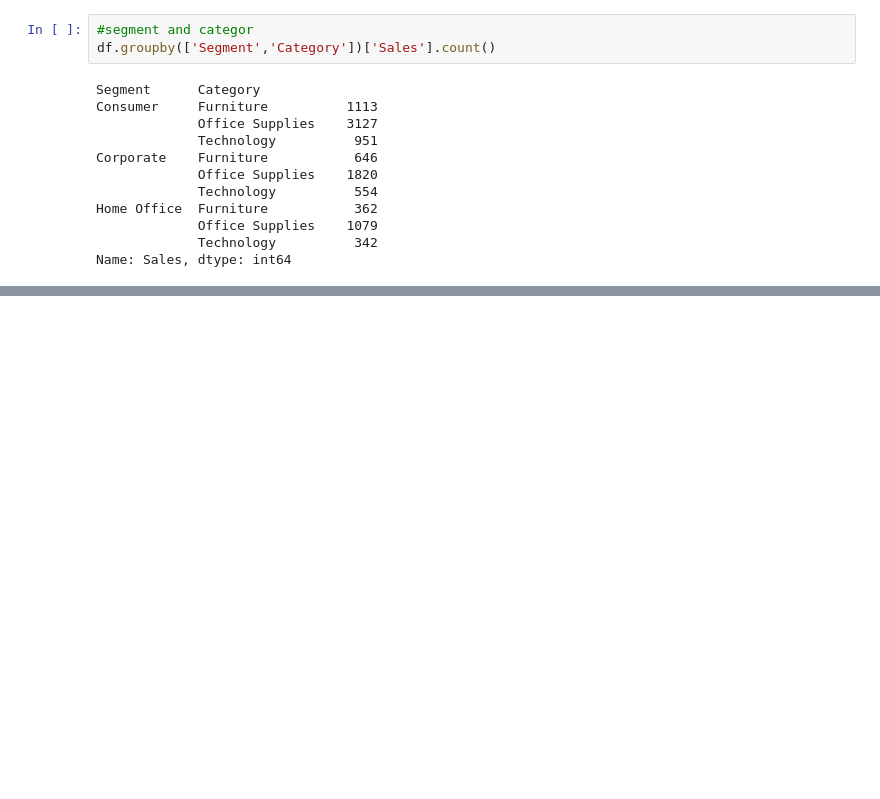
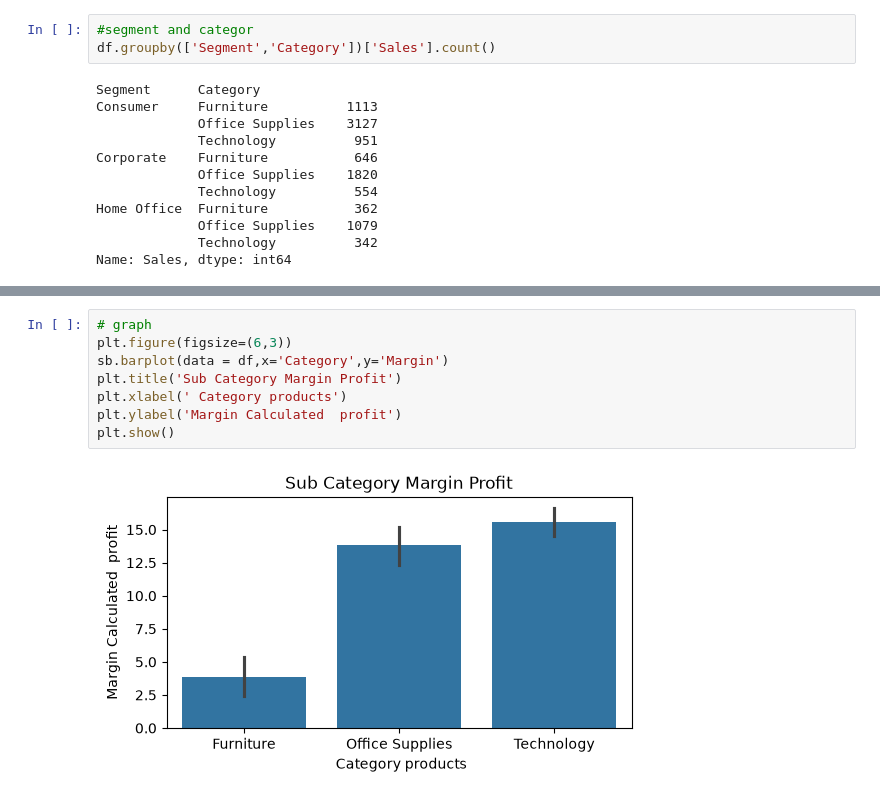
Before and after one commit to Fatima-Arain206/SOFTGROWTECH_INTERNSHIP_FINAL_PROJECT, a Jupyter notebook: Bussiness_DataAnalysisProject/Bussiness_Analysis.ipynb, the cells around one changed output, grey strips where cells are left out. Saved outputs shown, nothing was run; the diff lists cells and outputs as text; blank space fills up the shorter version.

```diff
--- a/Bussiness_DataAnalysisProject/Bussiness_Analysis.ipynb
+++ b/Bussiness_DataAnalysisProject/Bussiness_Analysis.ipynb
@@ -622,0 +649,10 @@ plt.show()
+# %%
+# graph
+plt.figure(figsize=(6,3))
+sb.barplot(data = df,x='Category',y='Margin')
+plt.title('Sub Category Margin Profit')
+plt.xlabel(' Category products')
+plt.ylabel('Margin Calculated  profit')
+plt.show()
+# %% [output]
+[figure, added]
```
Also changed, not shown: parts of 17 cells of this notebook.
